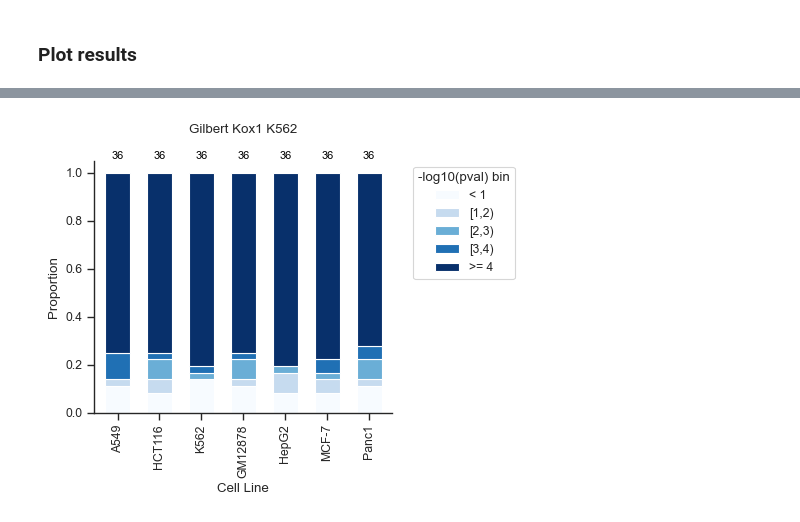
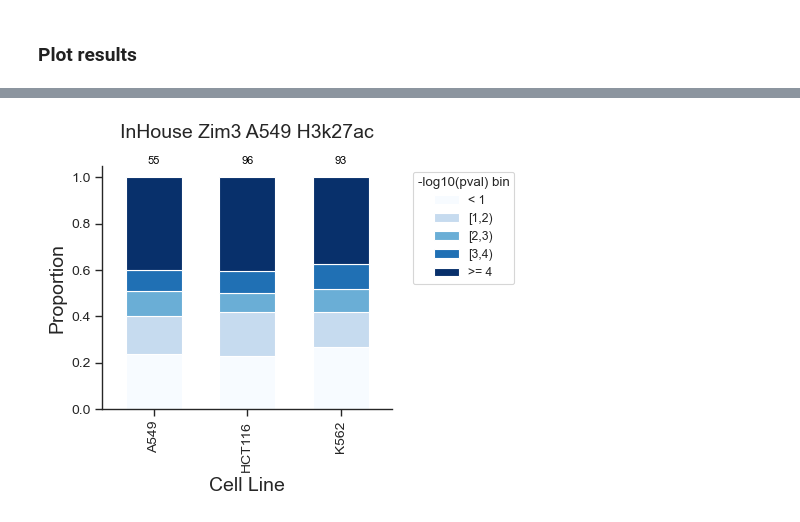
Before and after one commit to ssrikant2/Katsano-Manuscript, a Jupyter notebook: Notebooks/04-Assessing Predictive Features of CRISPRi Guide Activity/04_Chromatin_Accessibility/Histone Modification ChIP-seq.ipynb, the cells around one changed output, grey strips where cells are left out. Cells and saved outputs as stored; diff of their text form; code cells hidden in the pictures.

```diff
--- a/Notebooks/04-Assessing Predictive Features of CRISPRi Guide Activity/04_Chromatin_Accessibility/Histone Modification ChIP-seq.ipynb
+++ b/Notebooks/04-Assessing Predictive Features of CRISPRi Guide Activity/04_Chromatin_Accessibility/Histone Modification ChIP-seq.ipynb
@@ -307,7 +287,7 @@ chrtest
 # %%
-ATAC_combined = NewDatasetCombine.merge(chrtest, on = ['Target Gene Symbol','chromosome','sgRNA Context Sequence','sgRNA \'Cut\' Position'],
+ChIP_combined = NewDatasetCombine.merge(chrtest, on = ['Target Gene Symbol','chromosome','sgRNA Context Sequence','sgRNA \'Cut\' Position'],
                                         how = 'inner')
-ATAC_combined
+ChIP_combined
 # %% [output]
 |  | Target Gene Symbol | chromosome | sgRNA Sequence | sgRNA Context Sequence | sgRNA 'Cut' Position | ... |
 | 0 | LARS2 | chr3 | AAAAAAAAAACAGGACACAG | CAGAAAAAAAAAAACAGGACACAGGGGAGA | 45389244.0 | ... |
@@ -339,19 +321,19 @@ Name: overlap with peak, dtype: int64
 def perform_mannwhitney_tests(chrtest, gene_col, phenotype):
     results = []
     # Get unique values from the specified columns
-    ATACseq = chrtest['ATACseq'].unique()
+    ChIPseq = chrtest['ChIPseq'].unique()
     DataSet = chrtest['DataSet'].unique()
     Domain = chrtest['Domain'].unique()
     condition = chrtest['condition'].unique()
 
     # Iterate over the combinations of parameters
-    for atac in tqdm(ATACseq):
+    for chip in tqdm(ChIPseq):
 
         for data in tqdm(DataSet):
             alter = 'less'
             for krab in tqdm(Domain):
                 for cell in tqdm(condition):
-                    chrtest_subset = chrtest[(chrtest['ATACseq'] == atac) & (chrtest['Domain'] == krab) &
+                    chrtest_subset = chrtest[(chrtest['ChIPseq'] == chip) & (chrtest['Domain'] == krab) &
                                              (chrtest['DataSet'] == data) & (chrtest['condition'] == cell)]
                     for gene in chrtest_subset[gene_col].unique():
                         gene_sp = chrtest_subset[chrtest_subset[gene_col] == gene]
@@ -361,7 +343,7 @@ def perform_mannwhitney_tests(chrtest, gene_col, phenotype):
                                                    gene_sp[gene_sp[binary_col] == 1][phenotype],
                                                    alternative=alter, method="asymptotic")
                             results.append({
-                                'ATACseq': atac,
+                                'ChIPseq': chip,
                                 'DataSet': data,
                                 'Domain': krab,
                                 'condition': cell,
@@ -376,7 +358,7 @@ def perform_mannwhitney_tests(chrtest, gene_col, phenotype):
 
     return results_df
 # %%
-results_df = perform_mannwhitney_tests(ATAC_combined, 'Target Gene Symbol', 'signed_zscore')
+results_df = perform_mannwhitney_tests(ChIP_combined, 'Target Gene Symbol', 'signed_zscore')
 results_df['DataSetID'] = results_df[['DataSet', 'Domain', 'condition']].agg("_".join, axis=1)
 results_df
 # %% [output]
@@ -462,37 +577,51 @@ for dataset in results_df.DataSetID.unique():
     select_pval = results_df[results_df.DataSetID == dataset].copy()
     select_pval['-log10(pval)'] = -np.log10(select_pval['pval'])
     select_pval = categorize_pval(select_pval)
-    select_count = pd.DataFrame(select_pval.groupby(['-log10(pval) bins', 'ATACseq']).size().reset_index(name='counts'))
+    select_count = pd.DataFrame(select_pval.groupby(['-log10(pval) bins', 'ChIPseq']).size().reset_index(name='counts'))
     select_count['DataSetID'] = dataset
     allDataCount = pd.concat([allDataCount, select_count])
+    allDataCount[['Histone Marker', 'Cell Line']] = allDataCount['ChIPseq'].str.split('_', expand=True)
 # %%
-for selectData in allDataCount['DataSetID'].unique():
-    select_count = allDataCount[allDataCount.DataSetID == selectData].copy()
+required_columns = ['A549','HCT116','K562']
+dataset = allDataCount.DataSetID.unique()
+for selectData in dataset:
+    selectData_df = allDataCount[allDataCount['DataSetID'] == selectData].copy()
 
-    grouped_df = select_count.groupby(['-log10(pval) bins', 'ATACseq'])['counts'].sum().unstack().fillna(0)
-    grouped_df = grouped_df[['A549',  'HCT116', 'K562', 'GM12878','HepG2', 'MCF-7', 'Panc1']]
-    # Calculate percentages
-    grouped_df_percentage = grouped_df.transpose().divide(grouped_df.sum(axis=0), axis=0)
-    grouped_df_percentage = grouped_df_percentage[['< 1','[1,2)',  '[2,3)','[3,4)','>= 4']]
-    # Plotting
-    fig, ax = plt.subplots(figsize=(5, 4))
+    for selectHistone in ['H3K4me3', 'H3k27ac']:
+        select_count = selectData_df[selectData_df['Histone Marker'] == selectHistone].copy()
 
-    grouped_df_percentage.plot(kind='bar', stacked=True, ax=ax, width=0.6, cmap = 'Blues')
+        grouped_df = select_count.groupby(['-log10(pval) bins', 'Cell Line'])['counts'].sum().unstack().fillna(0)
+        # # Add missing required columns with zeros
+        # for col in required_columns:
+        #     if (col not in grouped_df.columns):
+        #         grouped_df[col] = 0
 
 
-     # Add percentages to the bars and the total count
-    for i in range(grouped_df_percentage.shape[0]):
-        total = 0
-        totalCount = grouped_df.iloc[:, i].sum()  # Calculate the total count for each stack
-        # Add total count text on top of each stack
-        ax.text(i, 1.05, f'{int(totalCount)}', ha='center', va='bottom', fontsize=8, fontweight='light', color='black')
+        # Calculate percentages
+        grouped_df_percentage = grouped_df.transpose().divide(grouped_df.sum(axis=0), axis=0)
+        grouped_df_percentage = grouped_df_percentage[['< 1','[1,2)', '[2,3)','[3,4)','>= 4']]
 
-    plt.ylabel('Proportion')
-    plt.xlabel('Cell Line')
-    plt.title(selectData.replace('_',' '),pad =20)
-    plt.legend(title='-log10(pval) bin', bbox_to_anchor=(1.05, 1), loc='upper left')
-    sns.despine()
-    plt.tight_layout()
-    gpp.savefig(figure3_outpath + selectData + "_ATAC_stacked_barplot.pdf", dpi=300, bbox_inches='tight')
-    plt.show()
+        # Change the index format
+        grouped_df_percentage.index = grouped_df_percentage.index.str.replace('_', ' ')
+        # Plotting
+        fig, ax = plt.subplots(figsize=(5, 4))
+
+        grouped_df_percentage.plot(kind='bar', stacked=True, ax=ax, width=0.6, cmap = 'Blues')
+
+        # Add percentages to the bars and the total count
+        for i in range(grouped_df_percentage.shape[0]):
+            total = 0
+            totalCount = grouped_df.iloc[:, i].sum()  # Calculate the total count for each stack
+            # Add total count text on top of each stack
+            ax.text(i, 1.05, f'{int(totalCount)}', ha='center', va='bottom', fontsize=8, fontweight='light', color='black')
+
+        plt.ylabel('Proportion', fontsize=14, fontfamily='Arial')
+        plt.xlabel('Cell Line', fontsize=14, fontfamily='Arial')
+        plt.title(selectData.replace('_',' ') + ' ' + selectHistone, pad=20, fontsize=14, fontfamily='Arial')
+        ax.tick_params(axis='both', labelsize=10)
+        plt.legend(title='-log10(pval) bin', bbox_to_anchor=(1.05, 1), loc='upper left')
+        sns.despine()
+        plt.tight_layout()
+        gpp.savefig(figure3_outpath + selectData + "_" + selectHistone + "_stacked_barplot.pdf", dpi=300, bbox_inches='tight')
+        plt.show()
 # %% [output]
@@ -504 +633 @@ for selectData in allDataCount['DataSetID'].unique():
-[figure, old version]
+[figure, new version]
```
Also changed, not shown: parts of 11 cells of this notebook, 18 other files.
